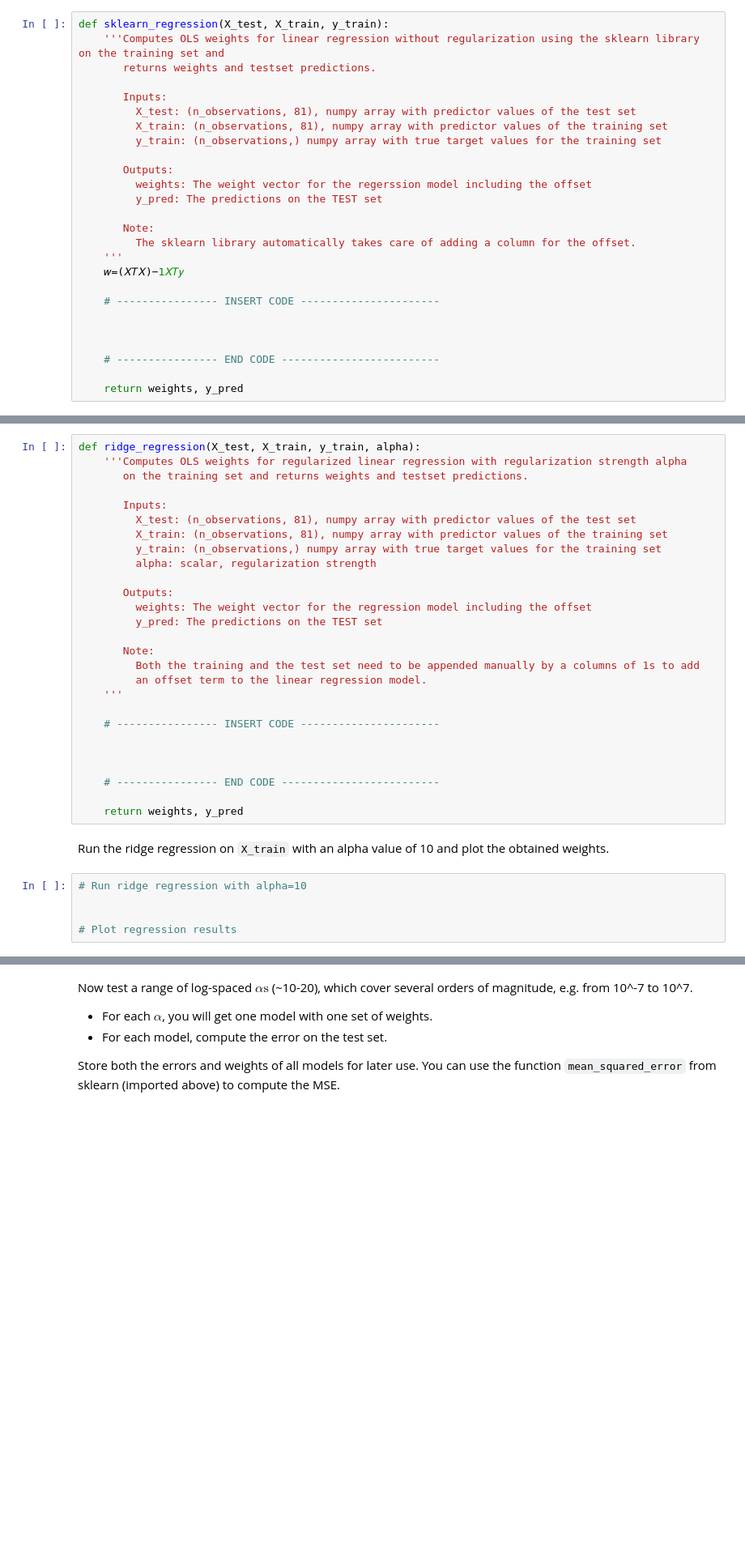
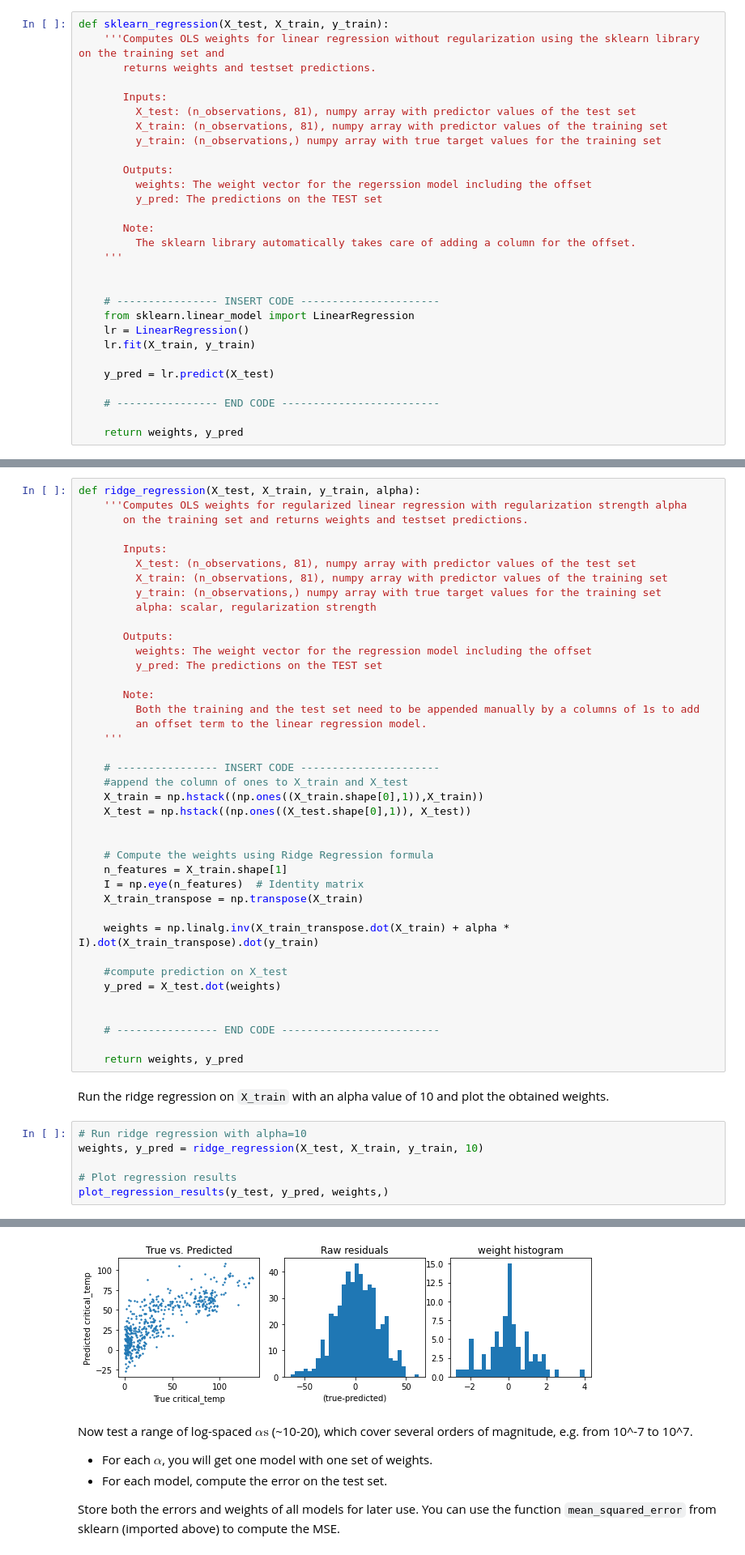
Before and after one commit to Deepak1520/Machine-Learning, a Jupyter notebook: Exercise 1/Exercise_1.ipynb, the cells around one changed output, grey strips where cells are left out. Shown at 81% size. Drawn from its saved outputs; the diff is of its cells as text; blank space fills up the shorter version.

```diff
--- a/Exercise 1/1_Deepak_Shyam_NAME3.ipynb
+++ b/Exercise 1/Exercise_1.ipynb
@@ -278,11 +303,14 @@ def sklearn_regression(X_test, X_train, y_train):
        Note:
          The sklearn library automatically takes care of adding a column for the offset.
     '''
-    𝑤=(𝑋𝑇𝑋)−1𝑋𝑇𝑦
+
 
     # ---------------- INSERT CODE ----------------------
+    from sklearn.linear_model import LinearRegression
+    lr = LinearRegression()
+    lr.fit(X_train, y_train)
 
-
+    y_pred = lr.predict(X_test)
 
     # ---------------- END CODE -------------------------
 
@@ -331,7 +369,20 @@ def ridge_regression(X_test, X_train, y_train, alpha):
     '''
 
     # ---------------- INSERT CODE ----------------------
+    #append the column of ones to X_train and X_test
+    X_train = np.hstack((np.ones((X_train.shape[0],1)),X_train))
+    X_test = np.hstack((np.ones((X_test.shape[0],1)), X_test))
 
+
+    # Compute the weights using Ridge Regression formula
+    n_features = X_train.shape[1]
+    I = np.eye(n_features)  # Identity matrix
+    X_train_transpose = np.transpose(X_train)
+
+    weights = np.linalg.inv(X_train_transpose.dot(X_train) + alpha * I).dot(X_train_transpose).dot(y_train)
+
+    #compute prediction on X_test
+    y_pred = X_test.dot(weights)
 
 
     # ---------------- END CODE -------------------------
@@ -341,6 +392,8 @@ def ridge_regression(X_test, X_train, y_train, alpha):
 Run the ridge regression on `X_train` with an alpha value of 10 and plot the obtained weights.
 # %%
 # Run ridge regression with alpha=10
-
+weights, y_pred = ridge_regression(X_test, X_train, y_train, 10)
 
 # Plot regression results
+plot_regression_results(y_test, y_pred, weights,)
+# %% [output]
@@ -347,3 +402,4 @@ Run the ridge regression on `X_train` with an alpha value of 10 and plot the obt
+[figure, added]
 # %% [markdown]
 Now test a range of log-spaced $\alpha\text{s}$ (~10-20), which cover several orders of magnitude, e.g. from 10^-7 to 10^7.
 
```
Also changed, not shown: parts of 20 cells of this notebook.
